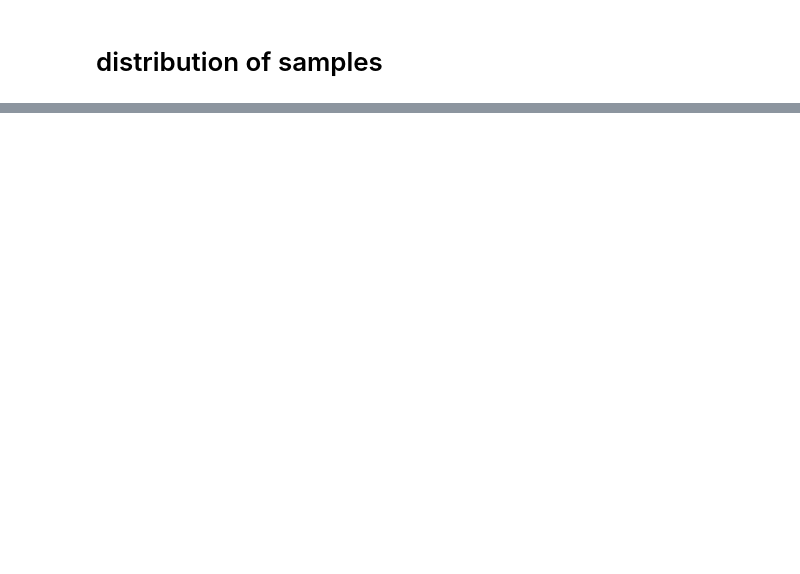
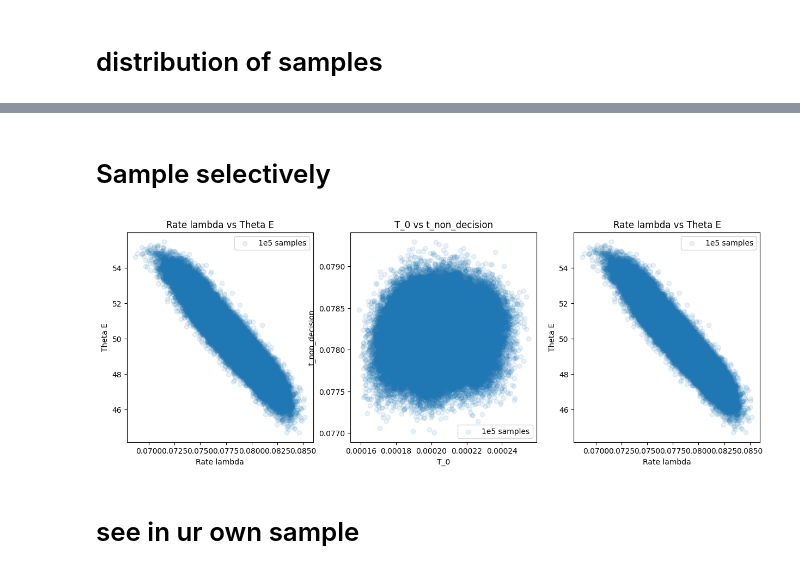
Before and after one commit to rakaar/ddm_codes, a Jupyter notebook: action_init_ddm/vbmc_tied_model.ipynb, the cells around one changed output, grey strips where cells are left out. Saved outputs shown, nothing was run; the diff lists cells and outputs as text; code cells hidden in the pictures; blank space fills up the shorter version.

```diff
--- a/action_init_ddm/vbmc_tied_model.ipynb
+++ b/action_init_ddm/vbmc_tied_model.ipynb
@@ -246,0 +259,22 @@ plt.xlabel('Loglike');plt.ylabel('Count');plt.title('Loglike distribution');
+# %% [markdown]
+# Sample selectively
+# %%
+plt.figure(figsize=(15, 5))
+plt.subplot(1,3,1)
+plt.scatter(rate_lambda_samp, theta_E_samp, alpha=0.1, label='1e5 samples');
+plt.xlabel('Rate lambda');plt.ylabel('Theta E');plt.title('Rate lambda vs Theta E');
+plt.legend();
+
+plt.subplot(1,3,2)
+plt.scatter(T_0_samp, t_non_decision_samp, alpha=0.1, label='1e5 samples');
+plt.xlabel('T_0');plt.ylabel('t_non_decision');plt.title('T_0 vs t_non_decision');
+plt.legend();
+
+plt.subplot(1,3,3)
+plt.scatter(rate_lambda_samp, theta_E_samp, alpha=0.1, label='1e5 samples');
+plt.xlabel('Rate lambda');plt.ylabel('Theta E');plt.title('Rate lambda vs Theta E');
+plt.legend();
+# %% [output]
+[figure, added]
+# %% [markdown]
+# see  in ur own sample
```
Also changed, not shown: parts of 50 cells of this notebook, 1 other file.
